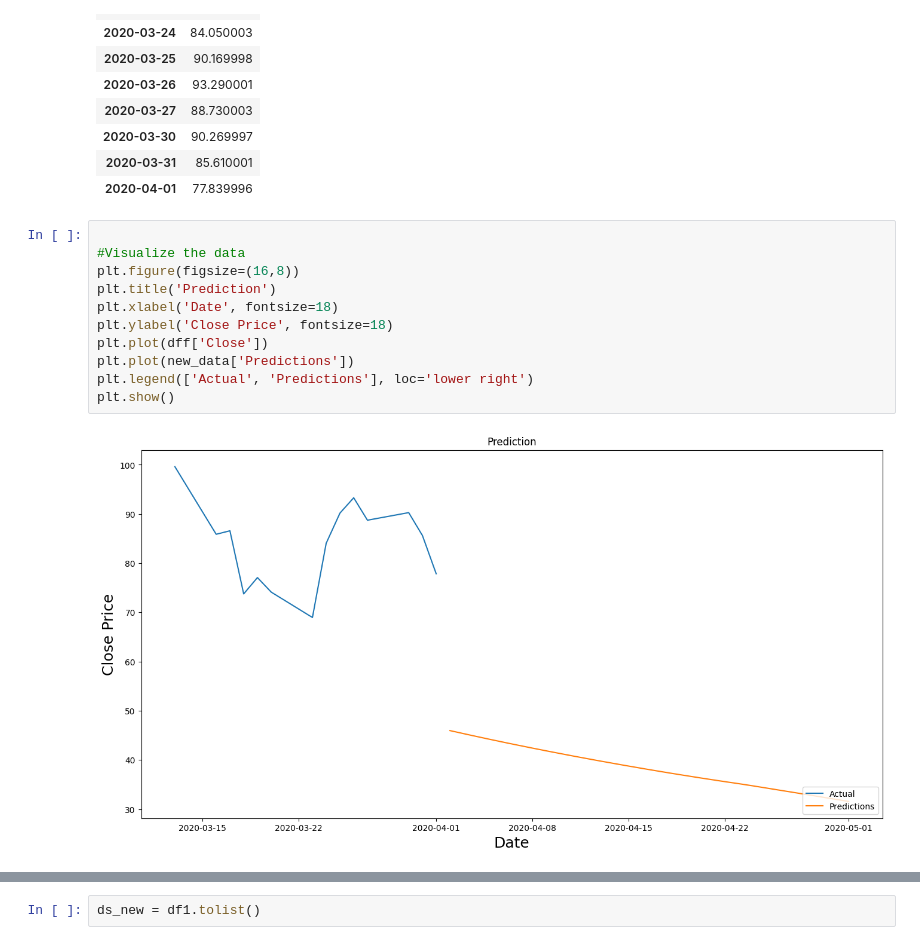
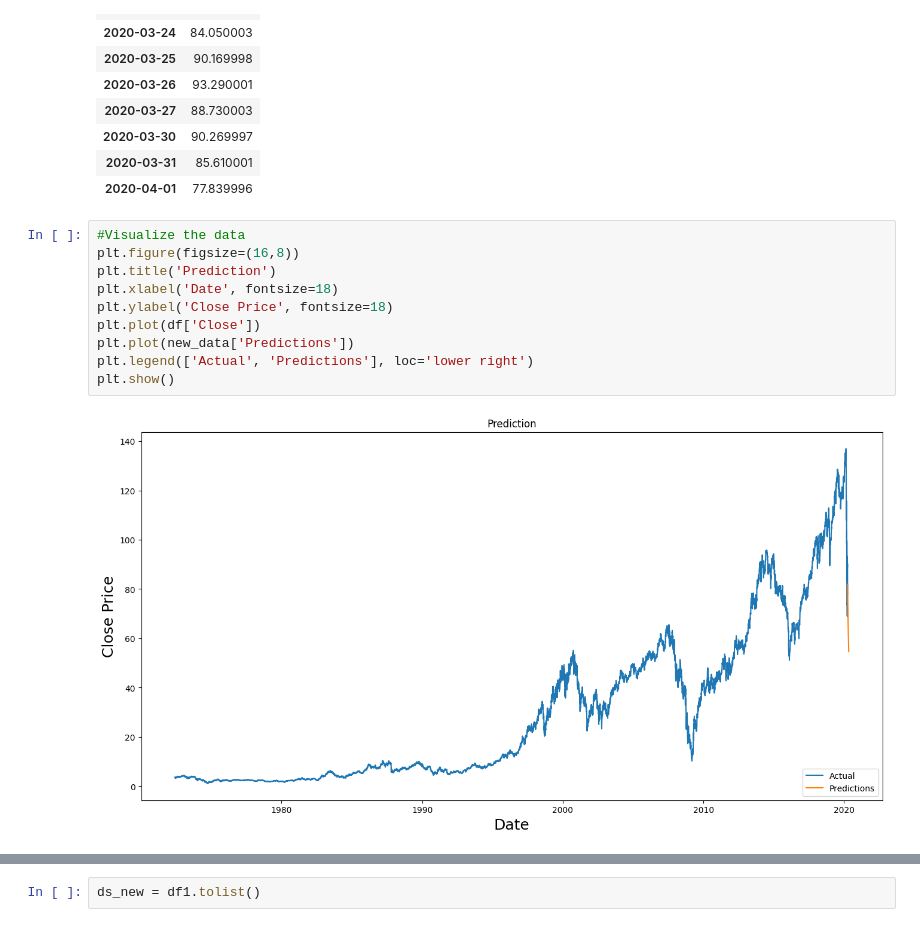
Before and after one commit to commitit/Stock-Prediction, a Jupyter notebook: stock_predictionv4.ipynb, the cells around one changed output, grey strips where cells are left out. Cells and saved outputs as stored; diff of their text form.

```diff
--- a/stock_predictionv4.ipynb
+++ b/stock_predictionv4.ipynb
@@ -623,15 +614,14 @@ dff
 | 2020-03-31 | 85.610001 |
 | 2020-04-01 | 77.839996 |
 # %%
-
 #Visualize the data
 plt.figure(figsize=(16,8))
 plt.title('Prediction')
 plt.xlabel('Date', fontsize=18)
 plt.ylabel('Close Price', fontsize=18)
-plt.plot(dff['Close'])
+plt.plot(df['Close'])
 plt.plot(new_data['Predictions'])
 plt.legend(['Actual', 'Predictions'], loc='lower right')
 plt.show()
 # %% [output]
-[figure, old version]
+[figure, new version]
```
Also changed, not shown: parts of 19 cells of this notebook.
